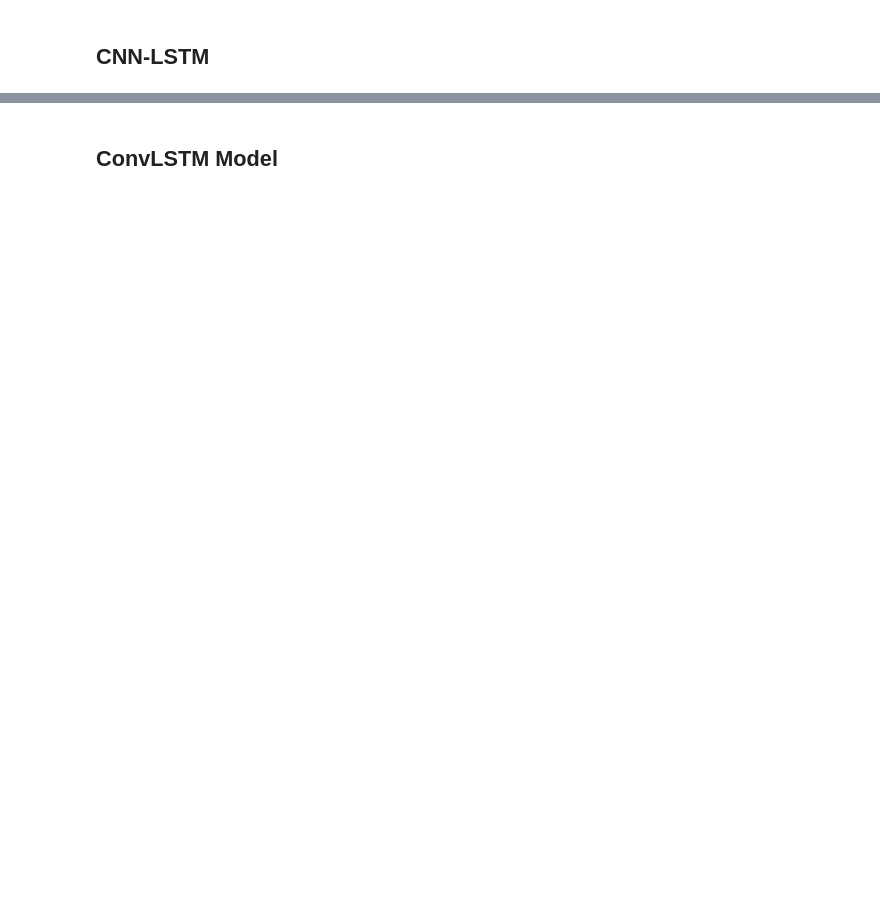
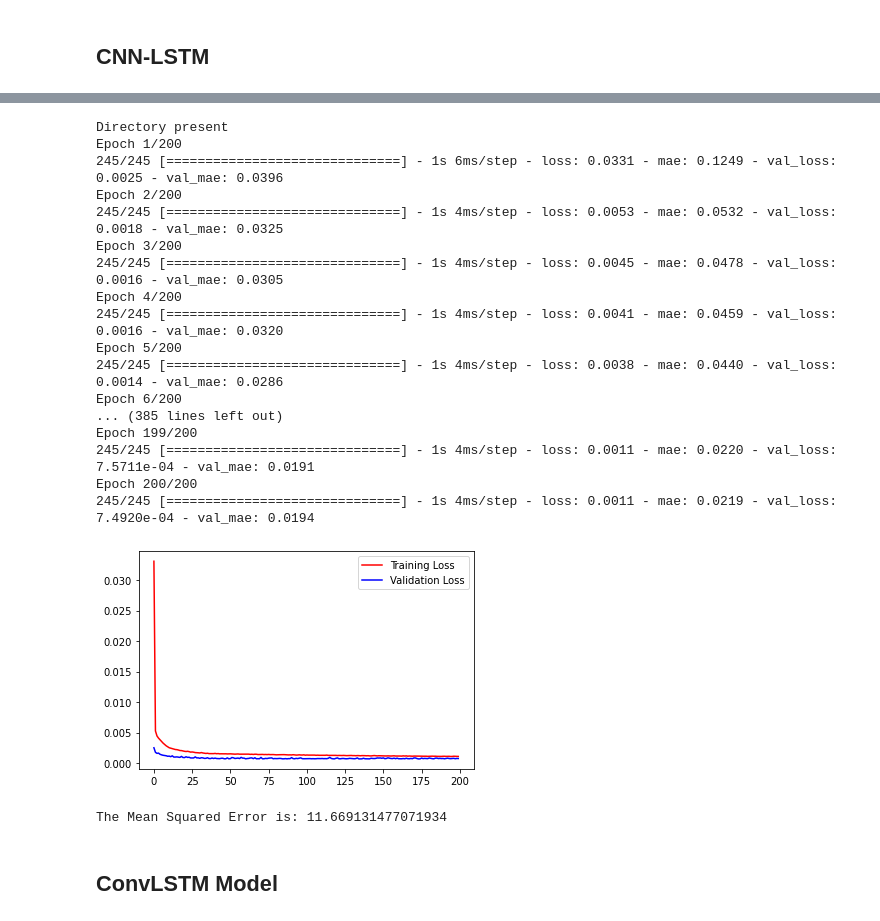
Before and after one commit to msaad1311/Pavement-Temperature-Prediction, a Jupyter notebook: Code/Jupyter Notebook/02 - Forecasting.ipynb, the cells around one changed output, grey strips where cells are left out. Cells and saved outputs as stored; diff of their text form; code cells hidden in the pictures; blank space fills up the shorter version.

```diff
--- a/Code/Jupyter Notebook/02 - Forecasting.ipynb
+++ b/Code/Jupyter Notebook/02 - Forecasting.ipynb
@@ -475,3 +184,0 @@ _________________________________________________________________
-# %%
-## Saving the result file to the folder of the model
-model_fit('LSTM',simple_lstm,x_train,x_test,y_train,y_test,scaler,0.1,32,1,checkpoint_simple,filepath_simple,'Simple')
@@ -557,3 +419,74 @@ The Mean Squared Error is: 35.71867142819182
+# %%
+## Attention model
+K.clear_session()
+atten_cnnlstm = keras.Sequential()
+atten_cnnlstm.add(keras.layers.Conv1D(64, kernel_size=3, input_shape=(x_train.shape[1],x_train.shape[2])))
+atten_cnnlstm.add(keras.layers.Conv1D(64, kernel_size=3))
+atten_cnnlstm.add(keras.layers.LSTM(64, return_sequences=True))
+atten_cnnlstm.add(keras.layers.LSTM(64, return_sequences=True))
+atten_cnnlstm.add(attention(return_sequences=True))
+atten_cnnlstm.add(keras.layers.Flatten())
+atten_cnnlstm.add(keras.layers.Dense(512, activation='relu'))
+atten_cnnlstm.add(keras.layers.Dense(128, activation='relu'))
+atten_cnnlstm.add(keras.layers.Dense(64, activation='relu'))
+atten_cnnlstm.add(keras.layers.Dense(32))
+atten_cnnlstm.add(keras.layers.Dense(6))
+
+atten_cnnlstm.compile(loss='mse', optimizer=keras.optimizers.Adam(learning_rate=0.0001), metrics=['mae'])
+# %%
+## Saving the result file to the folder of the model
+try:
+    os.chdir(os.path.join(dest,'CNN-LSTM'))
+    print('Directory present')
+except FileNotFoundError:
+    print('Creating a new directory......')
+    os.chdir(os.path.join(dest))
+    os.mkdir('CNN-LSTM')
+    os.chdir(os.path.join(dest,'CNN-LSTM'))
+    print('New Directory Created')
+
+history = atten_cnnlstm.fit(x_train,y_train,validation_split=0.1,batch_size=32,epochs=200,callbacks=[checkpoint_attention])
+
+plt.plot(history.history['loss'],'r',label='Training Loss')
+plt.plot(history.history['val_loss'],'b',label='Validation Loss')
+plt.legend()
+plt.show()
+
+atten_cnnlstm.load_weights(filepath_attention)
+preds = atten_cnnlstm.predict(x_test)
+
+y_test_unscaled = scaler.inverse_transform(y_test)
+y_pred_unscaled = scaler.inverse_transform(preds)
+
+e_mse = mse(y_test_unscaled[:,5],y_pred_unscaled[:,5])
+print(f'The Mean Squared Error is: {e_mse}')
+
+for i in range(y_test.shape[1]):
+        sheet2.write(0, 0, 'MSE')
+        sheet2.write(0, 1, 'Hours Ahead')
+        sheet2.write(i + 1, 0, mse(y_test_unscaled[:,i],y_pred_unscaled[:,i]))
+        sheet2.write(i + 1, 1, i+1)
+wk.save('CNN-LStM Results.xls')
+# %% [output]
+Directory present
+Epoch 1/200
+245/245 [==============================] - 1s 6ms/step - loss: 0.0331 - mae: 0.1249 - val_loss: 0.0025 - val_mae: 0.0396
+Epoch 2/200
+245/245 [==============================] - 1s 4ms/step - loss: 0.0053 - mae: 0.0532 - val_loss: 0.0018 - val_mae: 0.0325
+Epoch 3/200
+245/245 [==============================] - 1s 4ms/step - loss: 0.0045 - mae: 0.0478 - val_loss: 0.0016 - val_mae: 0.0305
+Epoch 4/200
+245/245 [==============================] - 1s 4ms/step - loss: 0.0041 - mae: 0.0459 - val_loss: 0.0016 - val_mae: 0.0320
+Epoch 5/200
+245/245 [==============================] - 1s 4ms/step - loss: 0.0038 - mae: 0.0440 - val_loss: 0.0014 - val_mae: 0.0286
+Epoch 6/200
+... (385 lines left out)
+Epoch 199/200
+245/245 [==============================] - 1s 4ms/step - loss: 0.0011 - mae: 0.0220 - val_loss: 7.5711e-04 - val_mae: 0.0191
+Epoch 200/200
+245/245 [==============================] - 1s 4ms/step - loss: 0.0011 - mae: 0.0219 - val_loss: 7.4920e-04 - val_mae: 0.0194
+[figure, added]
+The Mean Squared Error is: 11.669131477071934
 # %% [markdown]
 ## ConvLSTM Model
 # %%
```
Also changed, not shown: parts of 47 cells of this notebook, 3 other files.
